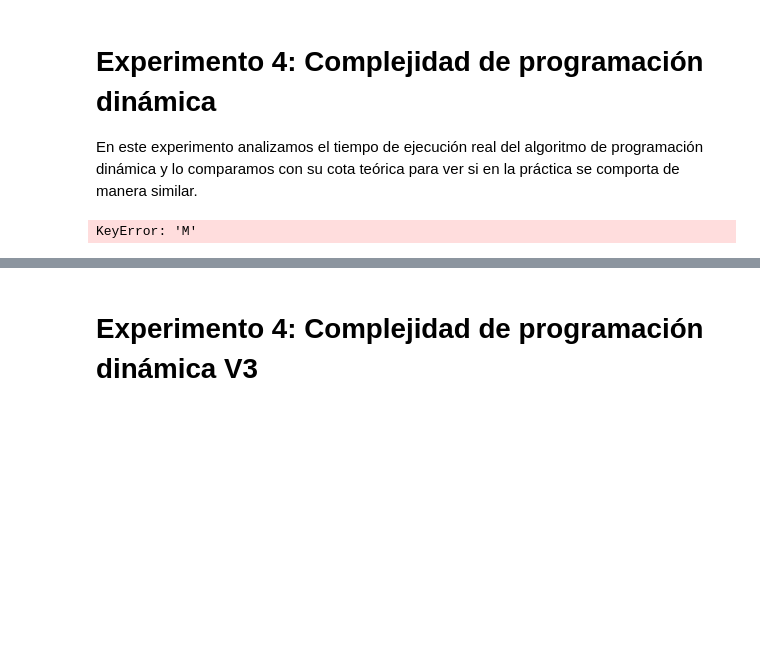
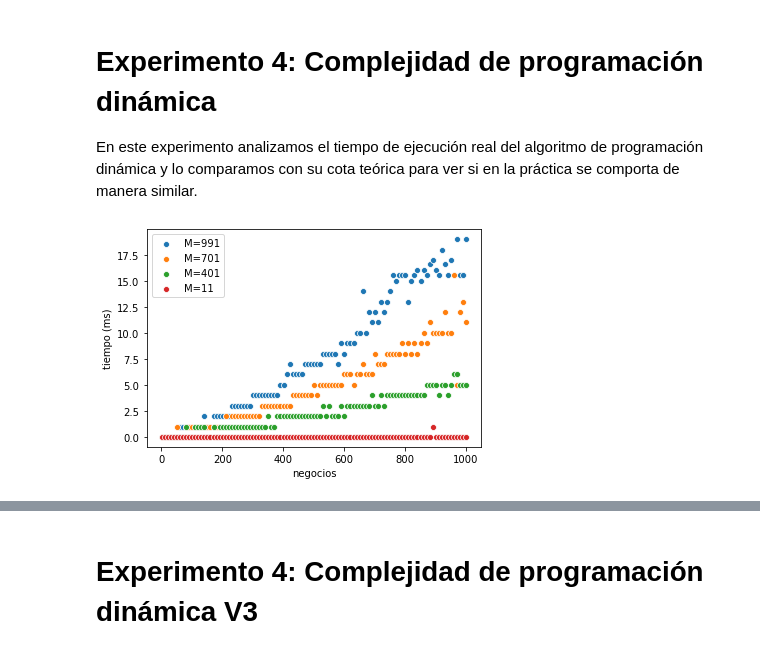
Before and after one commit to ZarthaxX/algo3-tp1, a Jupyter notebook: experimentacion/notebooks/analisis.ipynb, the cells around one changed output, grey strips where cells are left out. Saved outputs shown, nothing was run; the diff lists cells and outputs as text; code cells hidden in the pictures; blank space fills up the shorter version.

```diff
--- a/experimentacion/notebooks/analisis.ipynb
+++ b/experimentacion/notebooks/analisis.ipynb
@@ -204,15 +204,15 @@ En este experimento analizamos el tiempo de ejecución real del algoritmo de pro
 # %%
 # Graficamos la evolución del tiempo de ejecución en función de n, con cortes en distintos W.
 df_dinamica = df_resultados_dp[(df_resultados_dp["metodo"]=="DP") & (df_resultados_dp["dataset"]=="DP")].copy();
-fig = sns.scatterplot(data=df_dinamica[df_dinamica["M"]==991], x='negocios', y='tiempo');
-fig = sns.scatterplot(data=df_dinamica[df_dinamica["M"]==701], x='negocios', y='tiempo');
-fig = sns.scatterplot(data=df_dinamica[df_dinamica["M"]==401], x='negocios', y='tiempo');
-fig = sns.scatterplot(data=df_dinamica[df_dinamica["M"]==11], x='negocios', y='tiempo');
+fig = sns.scatterplot(data=df_dinamica[df_dinamica["C"]==991], x='negocios', y='tiempo');
+fig = sns.scatterplot(data=df_dinamica[df_dinamica["C"]==701], x='negocios', y='tiempo');
+fig = sns.scatterplot(data=df_dinamica[df_dinamica["C"]==401], x='negocios', y='tiempo');
+fig = sns.scatterplot(data=df_dinamica[df_dinamica["C"]==11], x='negocios', y='tiempo');
 fig.legend(labels=['M=991','M=701','M=401','M=11']);
 fig.set(xlabel='negocios', ylabel='tiempo (ms)');
 plt.savefig("..\\graphs\\DP-n-tiempo.svg");
 # %% [output]
-KeyError: 'M'
+[figure, added]
 # %%
 # Graficamos la evolución del tiempo de ejecución en función de n, con cortes en distintos W.
 df_dinamica = df_resultados_dp[(df_resultados_dp["metodo"]=="DP") & (df_resultados_dp["dataset"]=="DP")].copy();
```
Also changed, not shown: parts of 18 cells of this notebook.
